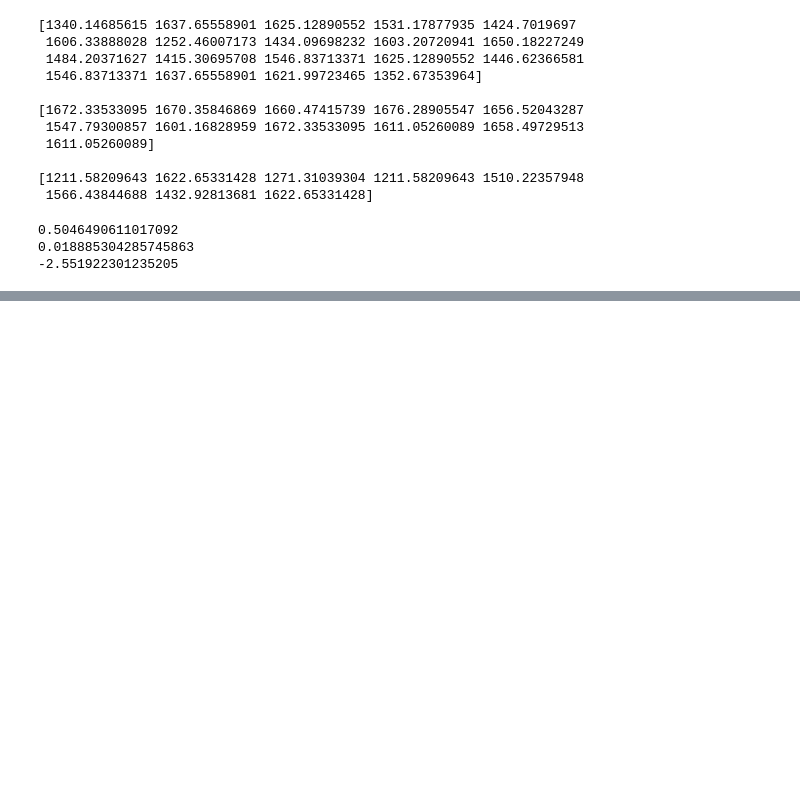
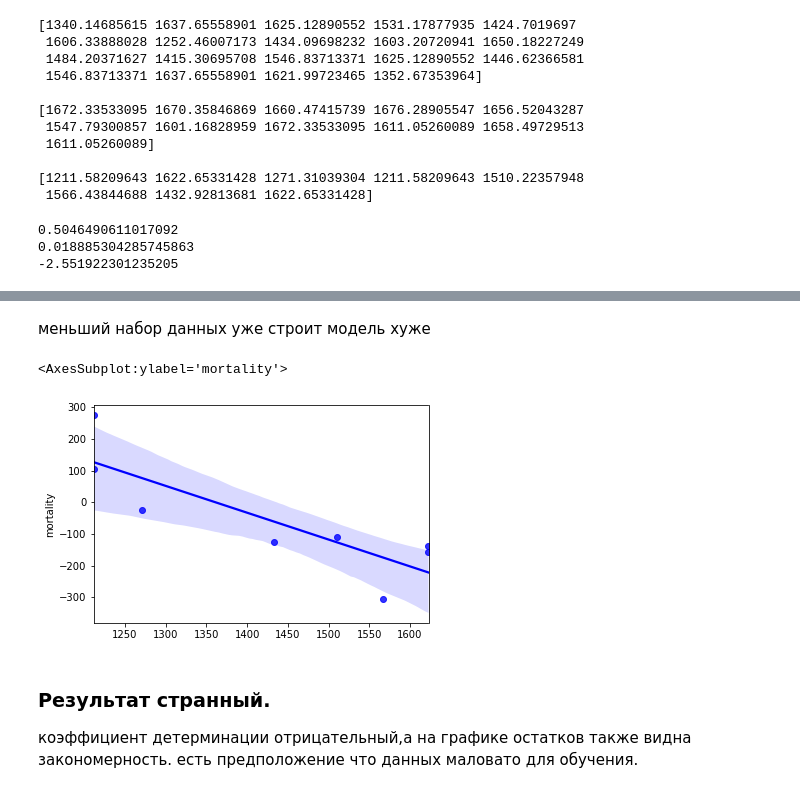
Before and after one commit to aeefr/Efros_AE_lesson34_PYDA_21, a Jupyter notebook: Efros_AE_lesson34_PYDA_21.ipynb, the cells around one changed output, grey strips where cells are left out. Drawn from its saved outputs; the diff is of its cells as text; code cells hidden in the pictures; blank space fills up the shorter version.

```diff
--- a/Efros_AE_lesson34_PYDA_21.ipynb
+++ b/Efros_AE_lesson34_PYDA_21.ipynb
@@ -169,0 +172,11 @@ plt.plot(X2_test, y_pred_south, c='r')
+# %% [markdown]
+меньший набор данных уже строит модель хуже
+# %%
+sns.regplot(x = y_pred_south, y = residuals_south, data = None, scatter = True, color = 'blue')
+# %% [output]
+<AxesSubplot:ylabel='mortality'>
+[figure, added]
+# %% [markdown]
+### Результат странный.
+коэффициент детерминации отрицательный,а на графике остатков также видна закономерность.
+есть предположение что данных маловато для обучения.
```
Also changed, not shown: parts of 9 cells of this notebook, 1 other file.
